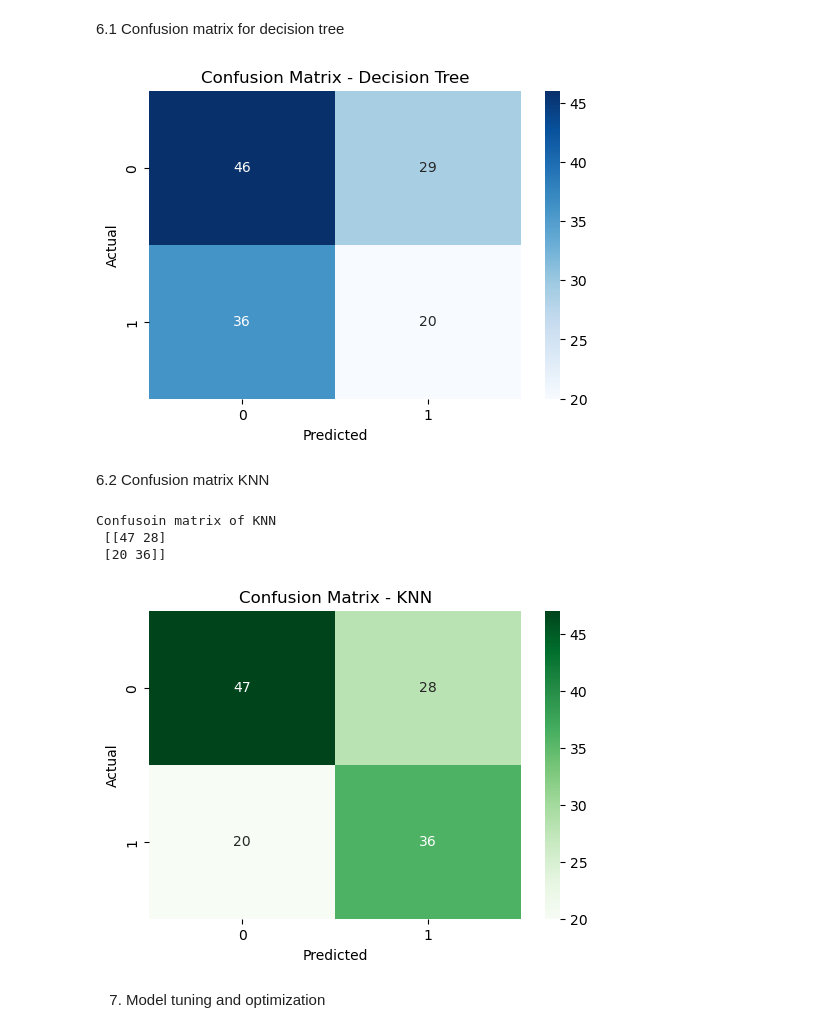
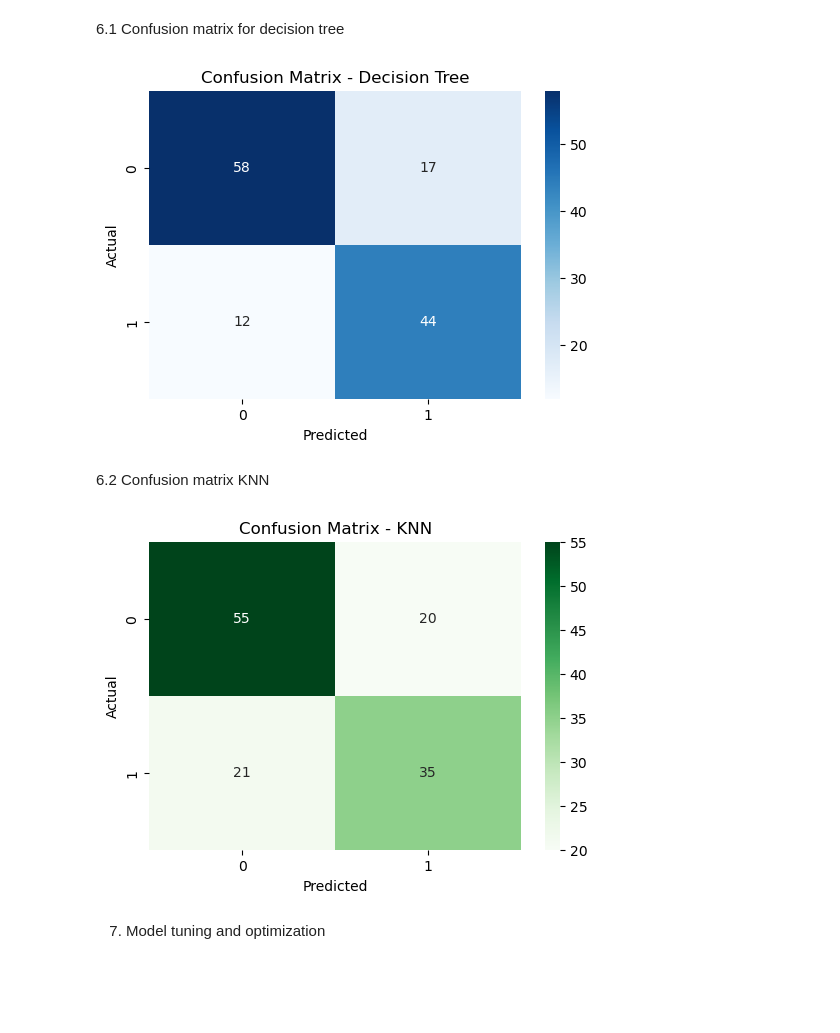
Before and after one commit to Hailegiorgisy/Credit_card_assignment, a Jupyter notebook: credit_card_assignment.ipynb, the cells around one changed output. Drawn from its saved outputs; the diff is of its cells as text; code cells hidden in the pictures; blank space fills up the shorter version.

```diff
--- a/credit_card_assignment.ipynb
+++ b/credit_card_assignment.ipynb
@@ -84,9 +80,7 @@ X_train, X_val, y_train, y_val = train_test_split(X_train_val, y_train_val, test
 # %%
+X_train, X_test, y_train, y_test = train_test_split(X, y, test_size=0.2, random_state=42)
 dt_model = DecisionTreeClassifier(random_state=42)
 dt_model.fit(X_train, y_train)
-# check the accuracy of the model using training set and validation set
-y_pred_train = dt_model.predict(X_train)
-print("Training Accuracy:", metrics.accuracy_score(y_train, y_pred_train))
-y_pred_val_dt = dt_model.predict(X_val)
-print("Validation Accuracy:", metrics.accuracy_score(y_val, y_pred_val_dt))
+y_pred_dt = dt_model.predict(X_test)
+print("Decision Tree Model Accuracy:", metrics.accuracy_score(y_test, y_pred_dt))
 # %% [output]
@@ -112,24 +100,20 @@ Validation Accuracy: 0.6412213740458015
 6.1 Confusion matrix for decision tree
 # %%
 # confusion matrix for decision tree
-conf_matrix_dt = metrics.confusion_matrix(y_test, y_pred_val_dt)
+conf_matrix_dt = metrics.confusion_matrix(y_test, y_pred_dt)
 plt.figure(figsize=(6,4))
 sns.heatmap(conf_matrix_dt, annot=True, fmt='d', cmap='Blues')
 plt.title('Confusion Matrix - Decision Tree')
 plt.xlabel('Predicted')
 plt.ylabel('Actual')
 plt.show()
 # %% [output]
-[figure, old version]
+[figure, new version]
 # %% [markdown]
 6.2 Confusion matrix KNN
 # %%
-
+# confusion matrix for KNN
 conf_matrix_knn = metrics.confusion_matrix(y_test, y_pred_knn)
-print("Confusoin matrix of KNN \n", conf_matrix_knn)
-
-
-
 plt.figure(figsize=(6,4))
 sns.heatmap(conf_matrix_knn, annot=True, fmt='d', cmap='Greens')
 plt.title('Confusion Matrix - KNN')
@@ -137,10 +121,7 @@ plt.xlabel('Predicted')
 plt.ylabel('Actual')
 plt.show()
 # %% [output]
-Confusoin matrix of KNN
- [[47 28]
- [20 36]]
-[figure, old version]
+[figure, new version]
 # %% [markdown]
 7. Model tuning and optimization
 # %% [markdown]
```
Also changed, not shown: parts of 10 cells of this notebook, 1 other file.
